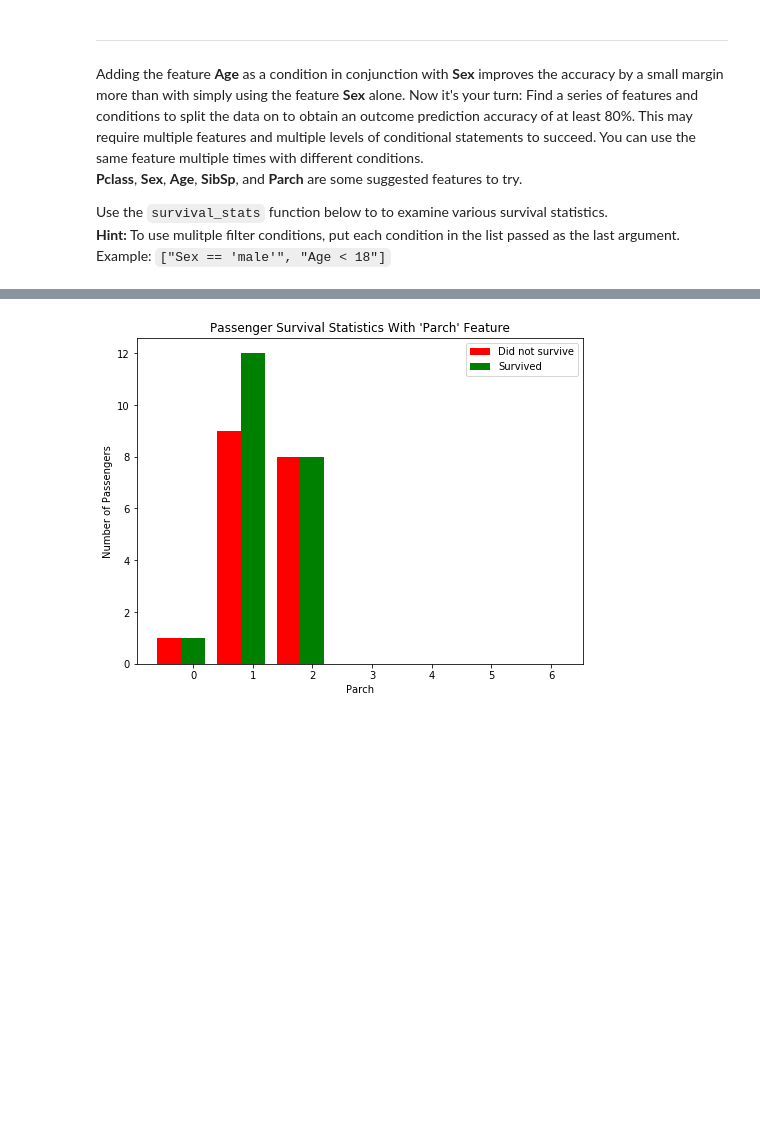
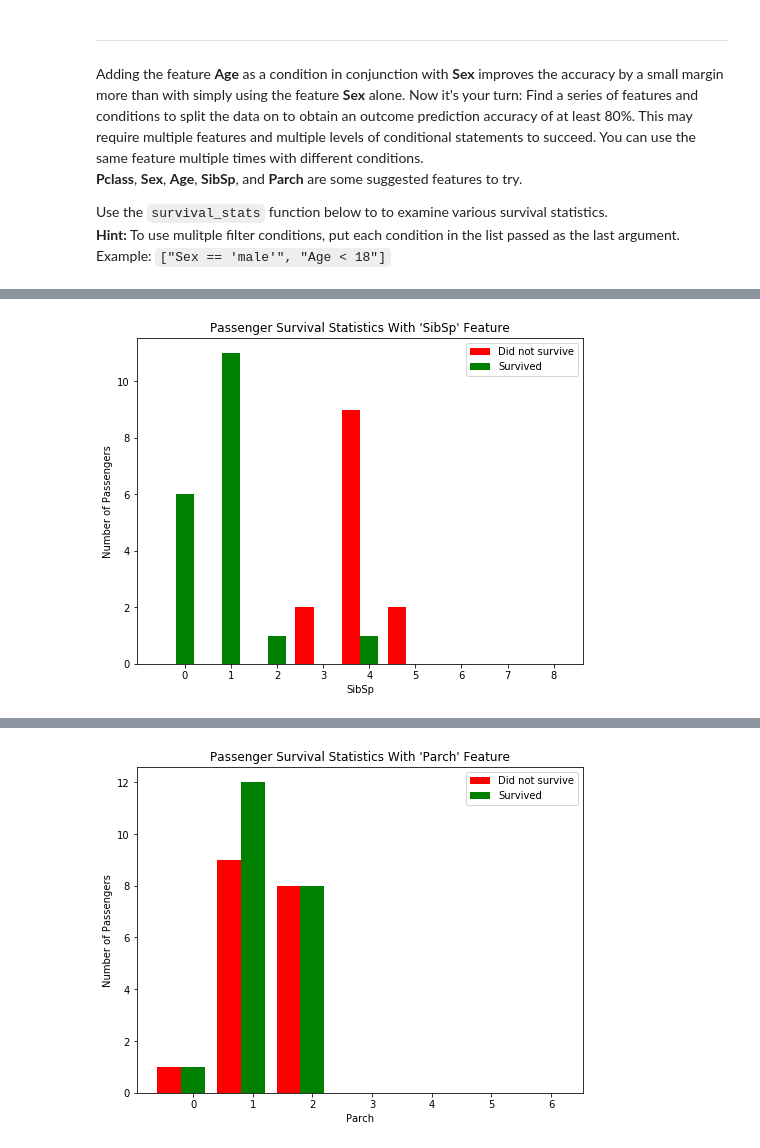
Before and after one commit to TarekMSayed/Udacity-ML-Nanodegree, a Jupyter notebook: titanic_survival_exploration/titanic_survival_exploration.ipynb, the cells around one changed output, grey strips where cells are left out. Saved outputs shown, nothing was run; the diff lists cells and outputs as text; code cells hidden in the pictures; blank space fills up the shorter version.

```diff
--- a/titanic_survival_exploration/titanic_survival_exploration.ipynb
+++ b/titanic_survival_exploration/titanic_survival_exploration.ipynb
@@ -215,0 +235,4 @@ Use the `survival_stats` function below to to examine various survival statistic
+# %%
+vs.survival_stats(data, outcomes, 'SibSp', ["Sex == 'male'","Age < 10",])
+# %% [output]
+[figure, added]
```
Also changed, not shown: parts of 8 cells of this notebook, 1 other file.
